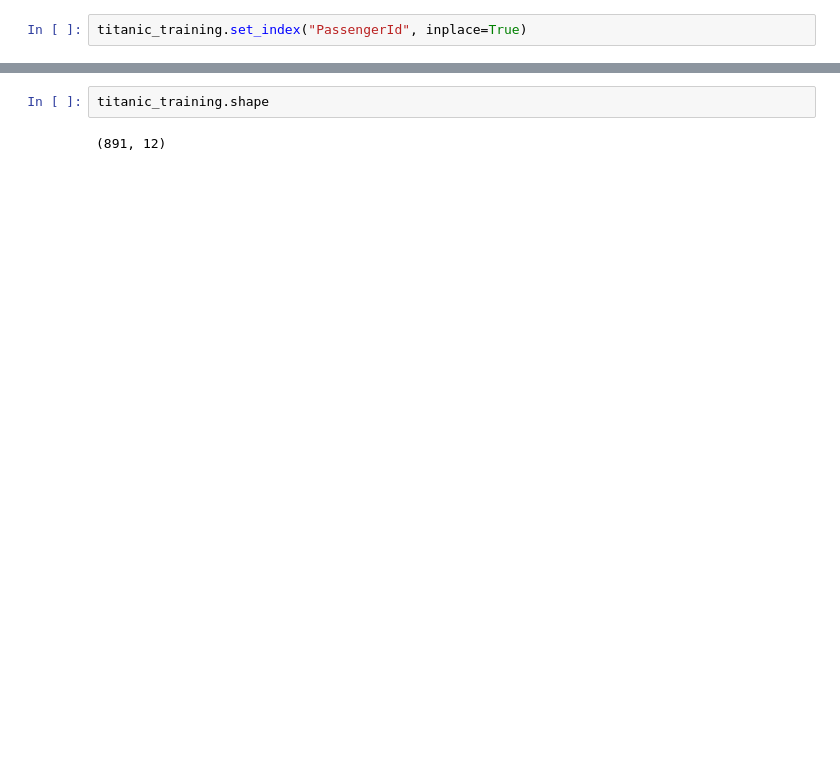
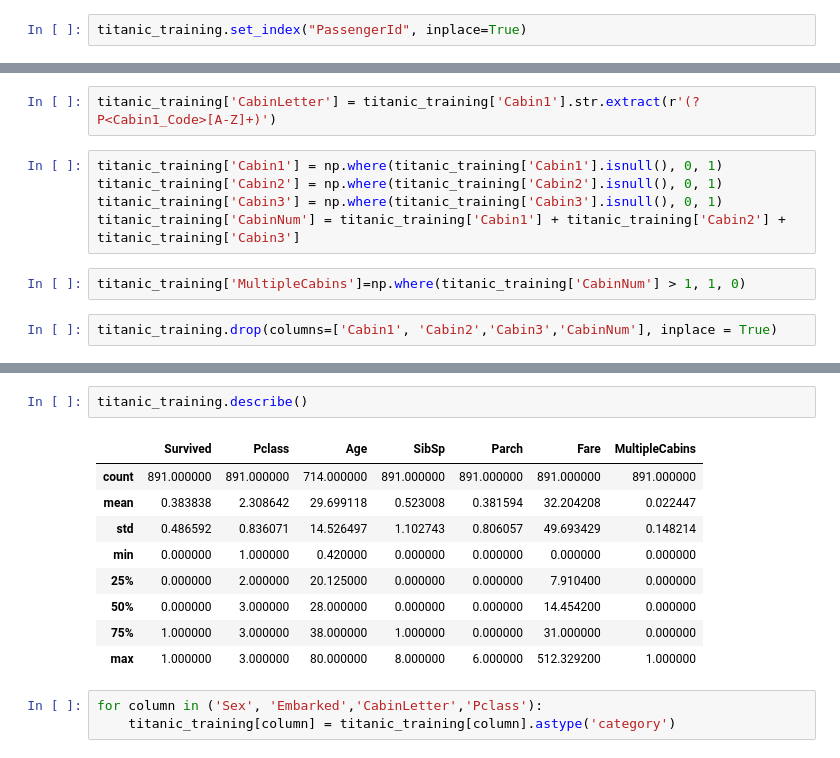
Before and after one commit to JPMcE/Data-Science, a Jupyter notebook: Kaggle-Titanic/Titanic-Workbook.ipynb, the cells around one changed output, grey strips where cells are left out. Saved outputs shown, nothing was run; the diff lists cells and outputs as text; blank space fills up the shorter version.

```diff
--- a/Kaggle-Titanic/Titanic-Workbook.ipynb
+++ b/Kaggle-Titanic/Titanic-Workbook.ipynb
@@ -29,2 +44,13 @@ titanic_training.set_index("PassengerId", inplace=True)
+# %%
+titanic_training['CabinLetter'] = titanic_training['Cabin1'].str.extract(r'(?P<Cabin1_Code>[A-Z]+)')
+# %%
+titanic_training['Cabin1'] = np.where(titanic_training['Cabin1'].isnull(), 0, 1)
+titanic_training['Cabin2'] = np.where(titanic_training['Cabin2'].isnull(), 0, 1)
+titanic_training['Cabin3'] = np.where(titanic_training['Cabin3'].isnull(), 0, 1)
+titanic_training['CabinNum'] = titanic_training['Cabin1'] + titanic_training['Cabin2'] + titanic_training['Cabin3']
+# %%
+titanic_training['MultipleCabins']=np.where(titanic_training['CabinNum'] > 1, 1, 0)
+# %%
+titanic_training.drop(columns=['Cabin1', 'Cabin2','Cabin3','CabinNum'], inplace = True)
 # %%
 titanic_training.head()
@@ -33,7 +81,18 @@ titanic_training.Cabin.head(50)
 # %%
-titanic_training.shape
+titanic_training.describe()
 # %% [output]
-(891, 12)
+|  | Survived | Pclass | Age | SibSp | Parch | Fare | MultipleCabins |
+| count | 891.000000 | 891.000000 | 714.000000 | 891.000000 | 891.000000 | 891.000000 | 891.000000 |
+| mean | 0.383838 | 2.308642 | 29.699118 | 0.523008 | 0.381594 | 32.204208 | 0.022447 |
+| std | 0.486592 | 0.836071 | 14.526497 | 1.102743 | 0.806057 | 49.693429 | 0.148214 |
+| min | 0.000000 | 1.000000 | 0.420000 | 0.000000 | 0.000000 | 0.000000 | 0.000000 |
+| 25% | 0.000000 | 2.000000 | 20.125000 | 0.000000 | 0.000000 | 7.910400 | 0.000000 |
+| 50% | 0.000000 | 3.000000 | 28.000000 | 0.000000 | 0.000000 | 14.454200 | 0.000000 |
+| 75% | 1.000000 | 3.000000 | 38.000000 | 1.000000 | 0.000000 | 31.000000 | 0.000000 |
+| max | 1.000000 | 3.000000 | 80.000000 | 8.000000 | 6.000000 | 512.329200 | 1.000000 |
+# %%
+for column in ('Sex', 'Embarked','CabinLetter','Pclass'):
+    titanic_training[column] = titanic_training[column].astype('category')
 # %%
 titanic_training.dtypes
 # %% [output]
```
Also changed, not shown: parts of 85 cells of this notebook, 2 other files.
